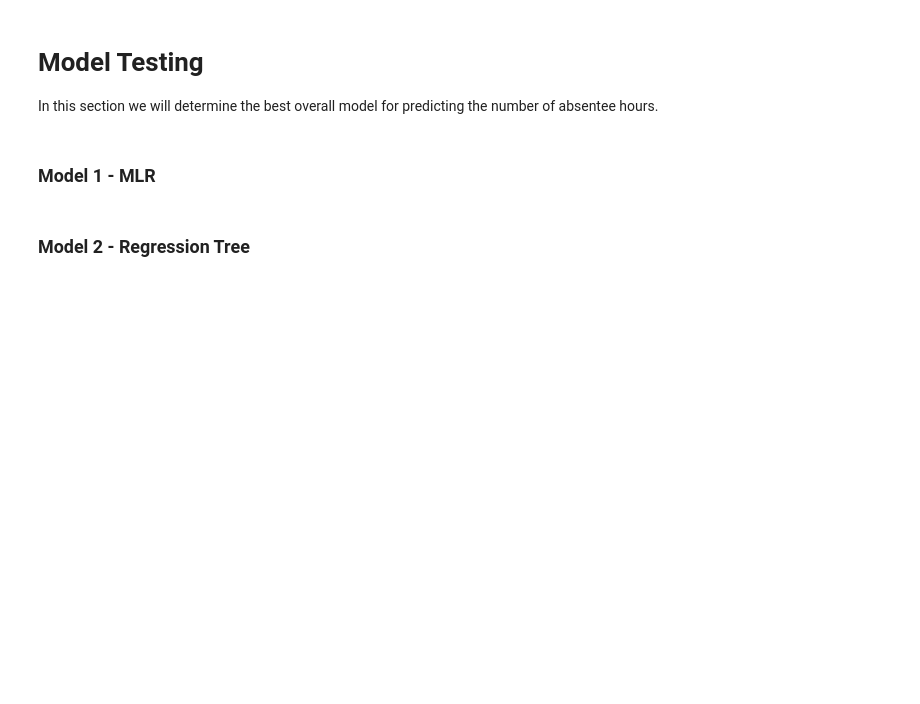
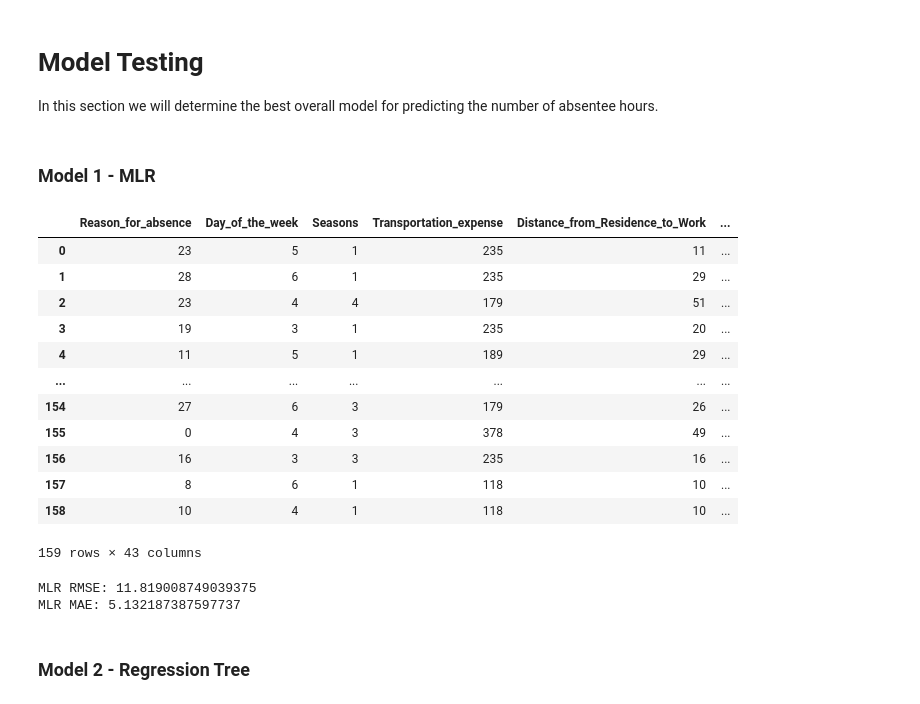
Before and after one commit to kebreeze/590project3, a Jupyter notebook: BreezeProject3.ipynb, the cells around one changed output. Drawn from its saved outputs; the diff is of its cells as text; code cells hidden in the pictures; blank space fills up the shorter version.

Commit message:
random forest, regression tree, mlr

```diff
--- a/BreezeProject3.ipynb
+++ b/BreezeProject3.ipynb
@@ -635,6 +661,6 @@ mlr_crossval = CrossValidator(estimator = mlr_pipeline,
                               numFolds=5,
                               seed = 1234)
 # %%
-# Fitting model using the mlr cross validator that we created
-mlr_cv_model = mlr_crossval.fit(train)
+# Fitting model using the single tree cross validator that we created
+single_tree_cv_model = single_tree_crossval.fit(train)
 # %%
@@ -788,9 +845,34 @@ from pyspark.ml.regression import GBTRegressor
 In this section we will determine the best overall model for predicting the number of absentee hours.
 # %% [markdown]
 ### Model 1 - MLR
+# %%
+# Using our fitted model from cross validation on our training set to get test error on our test set
+mlr_test_preds = mlr_cv_model.transform(test)
+# %%
+mlr_test_preds.toPandas()
+# %% [output]
+|  | Reason_for_absence | Day_of_the_week | Seasons | Transportation_expense | Distance_from_Residence_to_Work | ... |
+| 0 | 23 | 5 | 1 | 235 | 11 | ... |
+| 1 | 28 | 6 | 1 | 235 | 29 | ... |
+| 2 | 23 | 4 | 4 | 179 | 51 | ... |
+| 3 | 19 | 3 | 1 | 235 | 20 | ... |
+| 4 | 11 | 5 | 1 | 189 | 29 | ... |
+| ... | ... | ... | ... | ... | ... | ... |
+| 154 | 27 | 6 | 3 | 179 | 26 | ... |
+| 155 | 0 | 4 | 3 | 378 | 49 | ... |
+| 156 | 16 | 3 | 3 | 235 | 16 | ... |
+| 157 | 8 | 6 | 1 | 118 | 10 | ... |
+| 158 | 10 | 4 | 1 | 118 | 10 | ... |
+159 rows × 43 columns
 # %%
-MLR_eval = RegressionEvaluator(labelCol = 'Absenteeism_time_in_hours')
-MLR_rmse = MLR_eval.evaluate(pred, {MLR_eval.metricName:'rmse'})
-MLR_mae =MLR_eval.evaluate(pred,{MLR_eval.metricName:'mae'})
+regression_eval = RegressionEvaluator(labelCol = 'label')
+MLR_rmse = regression_eval.evaluate(mlr_test_preds, {regression_eval.metricName:'rmse'})
+MLR_mae = regression_eval.evaluate(mlr_test_preds,{regression_eval.metricName:'mae'})
+
+print(f"MLR RMSE: {MLR_rmse}")
+print(f"MLR MAE: {MLR_mae}")
+# %% [output]
+MLR RMSE: 11.819008749039375
+MLR MAE: 5.132187387597737
 # %% [markdown]
 ### Model 2 - Regression Tree
```
Also changed, not shown: parts of 51 cells of this notebook.
